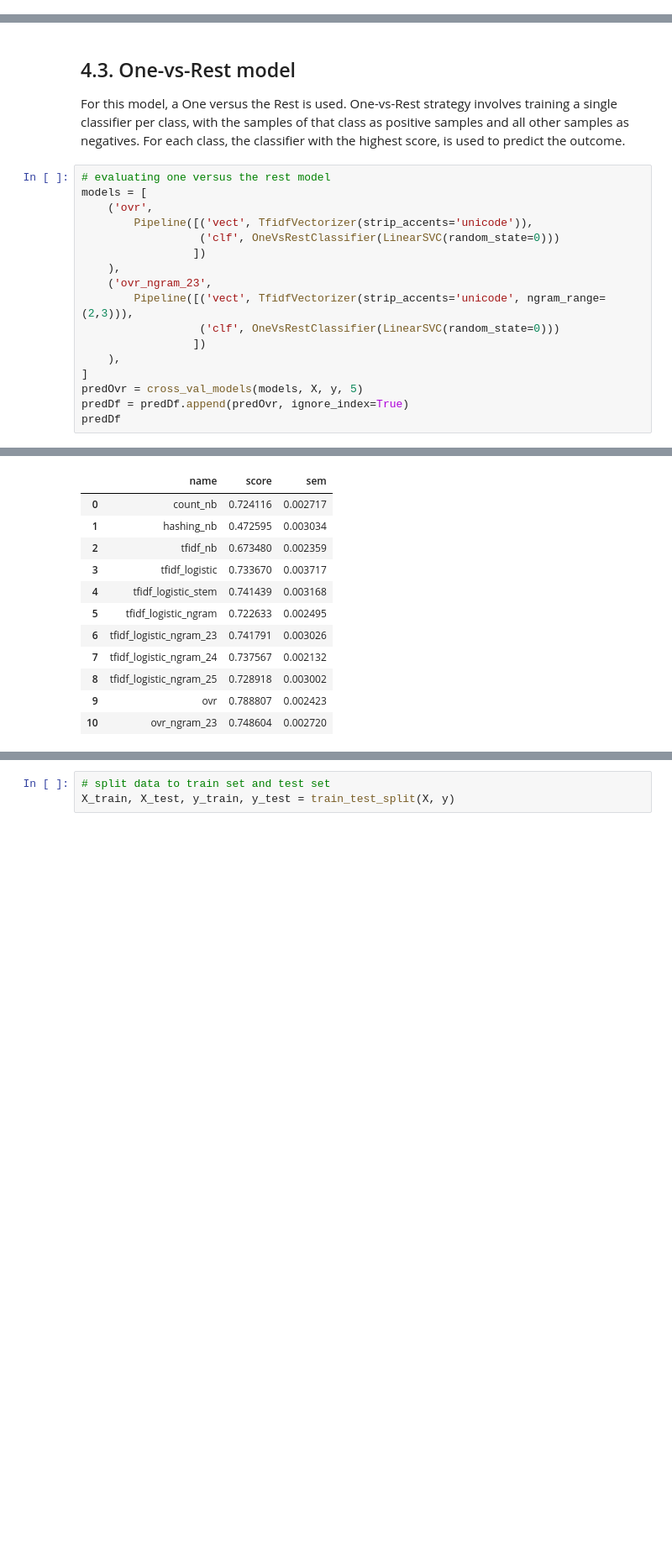
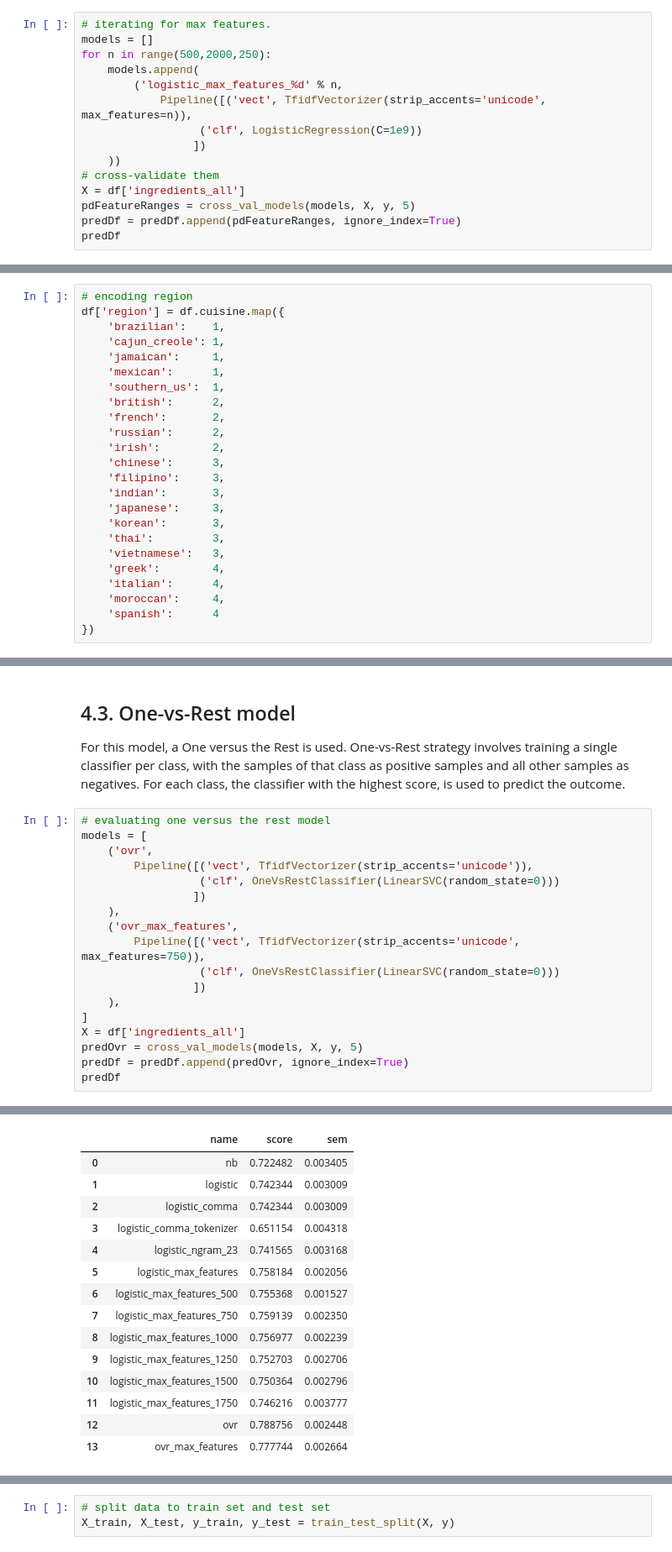
Before and after one commit to bluegrapes/DAT8Coursework, a Jupyter notebook: project2/code/README.ipynb, the cells around one changed output, grey strips where cells are left out. Shown at 84% size. Saved outputs shown, nothing was run; the diff lists cells and outputs as text; blank space fills up the shorter version.

```diff
--- a/project2/code/README.ipynb
+++ b/project2/code/README.ipynb
@@ -504,0 +582,15 @@ It appears TFIDF with LogisticRegression, with stemmed ingredientns and 2,3 ngra
+# %%
+# iterating for max features.
+models = []
+for n in range(500,2000,250):
+    models.append(
+        ('logistic_max_features_%d' % n,
+            Pipeline([('vect', TfidfVectorizer(strip_accents='unicode', max_features=n)),
+                  ('clf', LogisticRegression(C=1e9))
+                 ])
+    ))
+# cross-validate them
+X = df['ingredients_all']
+pdFeatureRanges = cross_val_models(models, X, y, 5)
+predDf = predDf.append(pdFeatureRanges, ignore_index=True)
+predDf
@@ -504,0 +621,24 @@ It appears TFIDF with LogisticRegression, with stemmed ingredientns and 2,3 ngra
+# %%
+# encoding region
+df['region'] = df.cuisine.map({
+    'brazilian':    1,
+    'cajun_creole': 1,
+    'jamaican':     1,
+    'mexican':      1,
+    'southern_us':  1,
+    'british':      2,
+    'french':       2,
+    'russian':      2,
+    'irish':        2,
+    'chinese':      3,
+    'filipino':     3,
+    'indian':       3,
+    'japanese':     3,
+    'korean':       3,
+    'thai':         3,
+    'vietnamese':   3,
+    'greek':        4,
+    'italian':      4,
+    'moroccan':     4,
+    'spanish':      4
+})
@@ -514,12 +657,13 @@ models = [
                   ('clf', OneVsRestClassifier(LinearSVC(random_state=0)))
                  ])
     ),
-    ('ovr_ngram_23',
-        Pipeline([('vect', TfidfVectorizer(strip_accents='unicode', ngram_range=(2,3))),
+    ('ovr_max_features',
+        Pipeline([('vect', TfidfVectorizer(strip_accents='unicode', max_features=750)),
                   ('clf', OneVsRestClassifier(LinearSVC(random_state=0)))
                  ])
     ),
 ]
+X = df['ingredients_all']
 predOvr = cross_val_models(models, X, y, 5)
 predDf = predDf.append(predOvr, ignore_index=True)
 predDf
@@ -529,13 +673,16 @@ Cross_val ovr_ngram_23...
 |  | name | score | sem |
-| 0 | count_nb | 0.724116 | 0.002717 |
-| 1 | hashing_nb | 0.472595 | 0.003034 |
-| 2 | tfidf_nb | 0.673480 | 0.002359 |
-| 3 | tfidf_logistic | 0.733670 | 0.003717 |
-| 4 | tfidf_logistic_stem | 0.741439 | 0.003168 |
-| 5 | tfidf_logistic_ngram | 0.722633 | 0.002495 |
-| 6 | tfidf_logistic_ngram_23 | 0.741791 | 0.003026 |
-| 7 | tfidf_logistic_ngram_24 | 0.737567 | 0.002132 |
-| 8 | tfidf_logistic_ngram_25 | 0.728918 | 0.003002 |
-| 9 | ovr | 0.788807 | 0.002423 |
-| 10 | ovr_ngram_23 | 0.748604 | 0.002720 |
+| 0 | nb | 0.722482 | 0.003405 |
+| 1 | logistic | 0.742344 | 0.003009 |
+| 2 | logistic_comma | 0.742344 | 0.003009 |
+| 3 | logistic_comma_tokenizer | 0.651154 | 0.004318 |
+| 4 | logistic_ngram_23 | 0.741565 | 0.003168 |
+| 5 | logistic_max_features | 0.758184 | 0.002056 |
+| 6 | logistic_max_features_500 | 0.755368 | 0.001527 |
+| 7 | logistic_max_features_750 | 0.759139 | 0.002350 |
+| 8 | logistic_max_features_1000 | 0.756977 | 0.002239 |
+| 9 | logistic_max_features_1250 | 0.752703 | 0.002706 |
+| 10 | logistic_max_features_1500 | 0.750364 | 0.002796 |
+| 11 | logistic_max_features_1750 | 0.746216 | 0.003777 |
+| 12 | ovr | 0.788756 | 0.002448 |
+| 13 | ovr_max_features | 0.777744 | 0.002664 |
 # %% [markdown]
```
Also changed, not shown: parts of 73 cells of this notebook, 5 other files.
